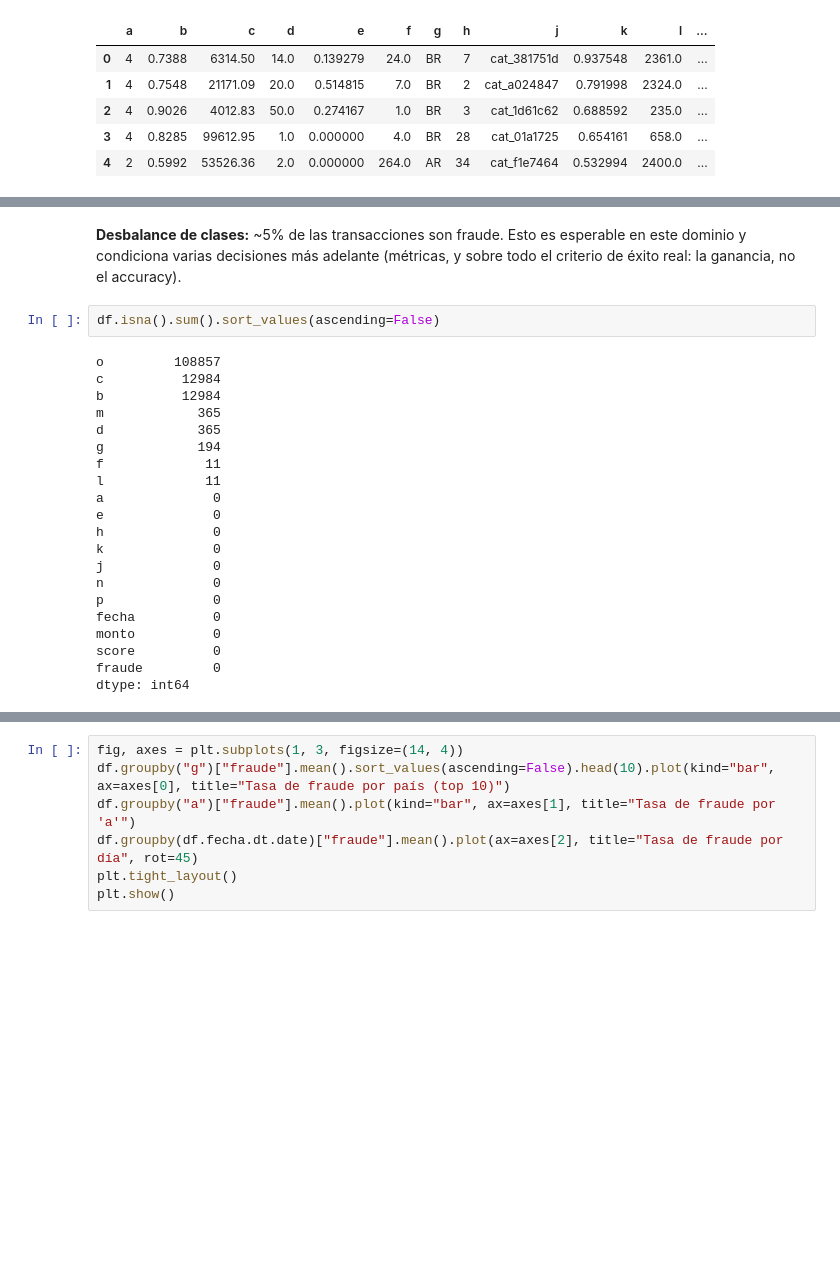
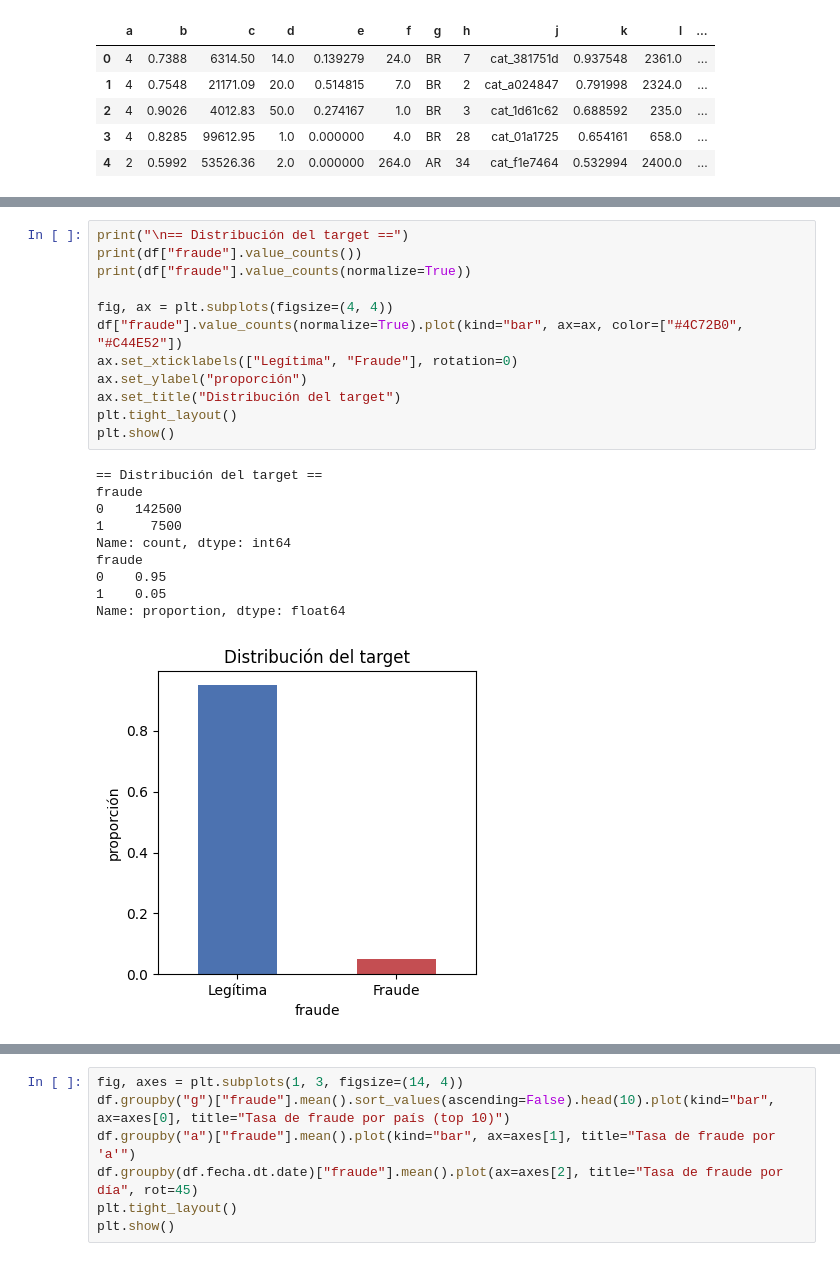
Before and after one commit to JPSOLANO10/Fraud_prevention_model_ML, a Jupyter notebook: MercadoLibre_Fraude_Notebook.ipynb, the cells around one changed output, grey strips where cells are left out. Drawn from its saved outputs; the diff is of its cells as text; blank space fills up the shorter version.

```diff
--- a/MercadoLibre_Fraude_Notebook.ipynb
+++ b/MercadoLibre_Fraude_Notebook.ipynb
@@ -53,31 +86,26 @@ fraude
 0    0.95
 1    0.05
 Name: proportion, dtype: float64
-# %% [markdown]
-**Desbalance de clases:** ~5% de las transacciones son fraude. Esto es
-esperable en este dominio y condiciona varias decisiones más adelante
-(métricas, y sobre todo el criterio de éxito real: la ganancia, no el
-accuracy).
 # %%
-df.isna().sum().sort_values(ascending=False)
+print("\n== Distribución del target ==")
+print(df["fraude"].value_counts())
+print(df["fraude"].value_counts(normalize=True))
+
+fig, ax = plt.subplots(figsize=(4, 4))
+df["fraude"].value_counts(normalize=True).plot(kind="bar", ax=ax, color=["#4C72B0", "#C44E52"])
+ax.set_xticklabels(["Legítima", "Fraude"], rotation=0)
+ax.set_ylabel("proporción")
+ax.set_title("Distribución del target")
+plt.tight_layout()
+plt.show()
 # %% [output]
-o         108857
-c          12984
-b          12984
-m            365
-d            365
-g            194
-f             11
-l             11
-a              0
-e              0
-h              0
-k              0
-j              0
-n              0
-p              0
-fecha          0
-monto          0
-score          0
-fraude         0
-dtype: int64
+== Distribución del target ==
+fraude
+0    142500
+1      7500
+Name: count, dtype: int64
+fraude
+0    0.95
+1    0.05
+Name: proportion, dtype: float64
+[figure, added]
```
Also changed, not shown: parts of 32 cells of this notebook.
